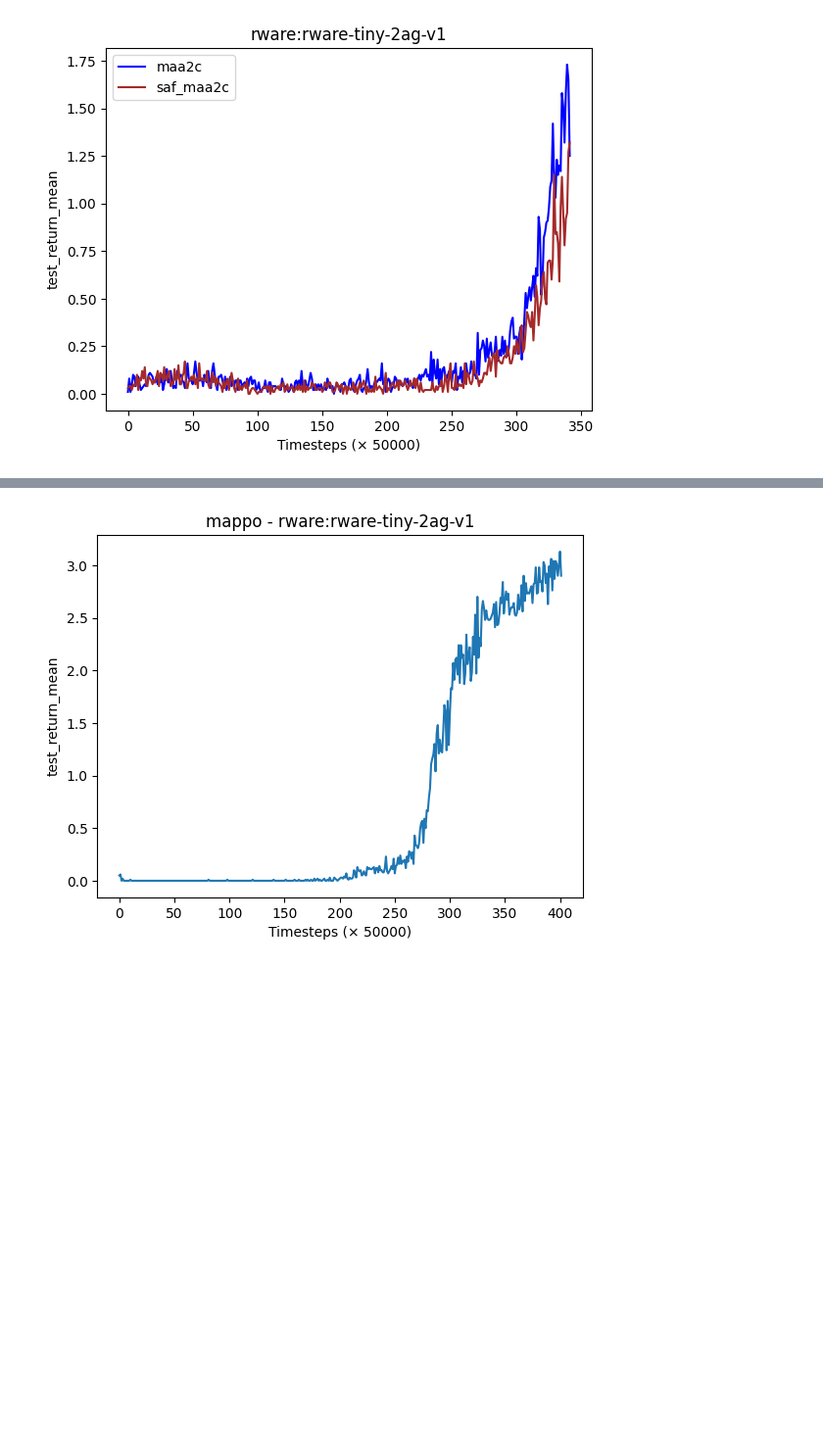
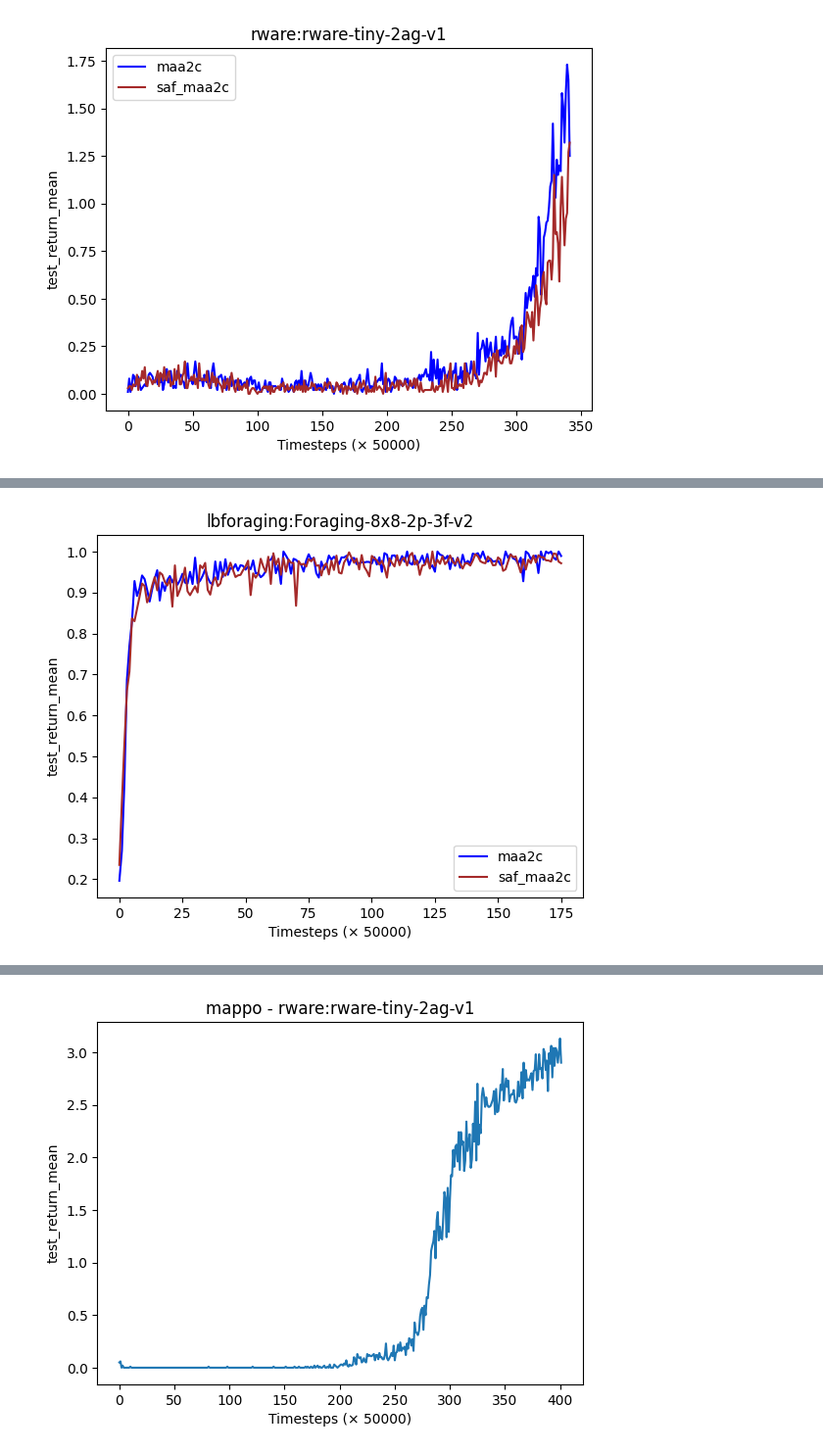
Before and after one commit to uoe-agents/epymarl, a Jupyter notebook: visualize.ipynb, the cells around one changed output, grey strips where cells are left out. Shown at 98% size. Drawn from its saved outputs; the diff is of its cells as text; code cells hidden in the pictures; blank space fills up the shorter version.

```diff
--- a/visualize.ipynb
+++ b/visualize.ipynb
@@ -120,3 +125,7 @@ plot_env_algos(TESTS, 'mappo', '8x8')
+# %%
+plot_env_algos(TESTS, 'maa2c', '8x8')
+# %% [output]
+[figure, added]
 # %%
 plot_env_algos(TESTS_4)
 # %% [output]
```
Also changed, not shown: parts of 16 cells of this notebook, 5 other files.
